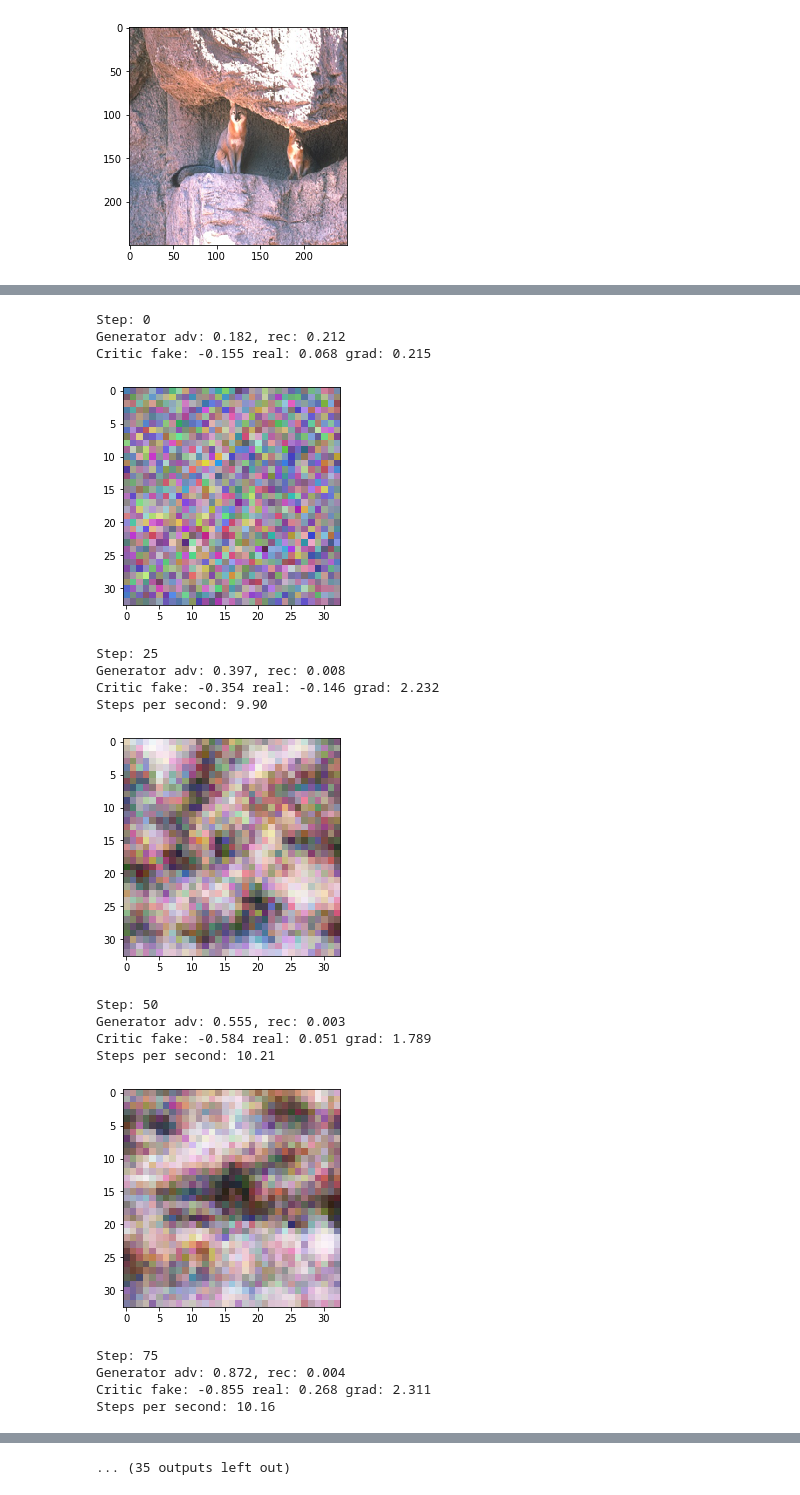
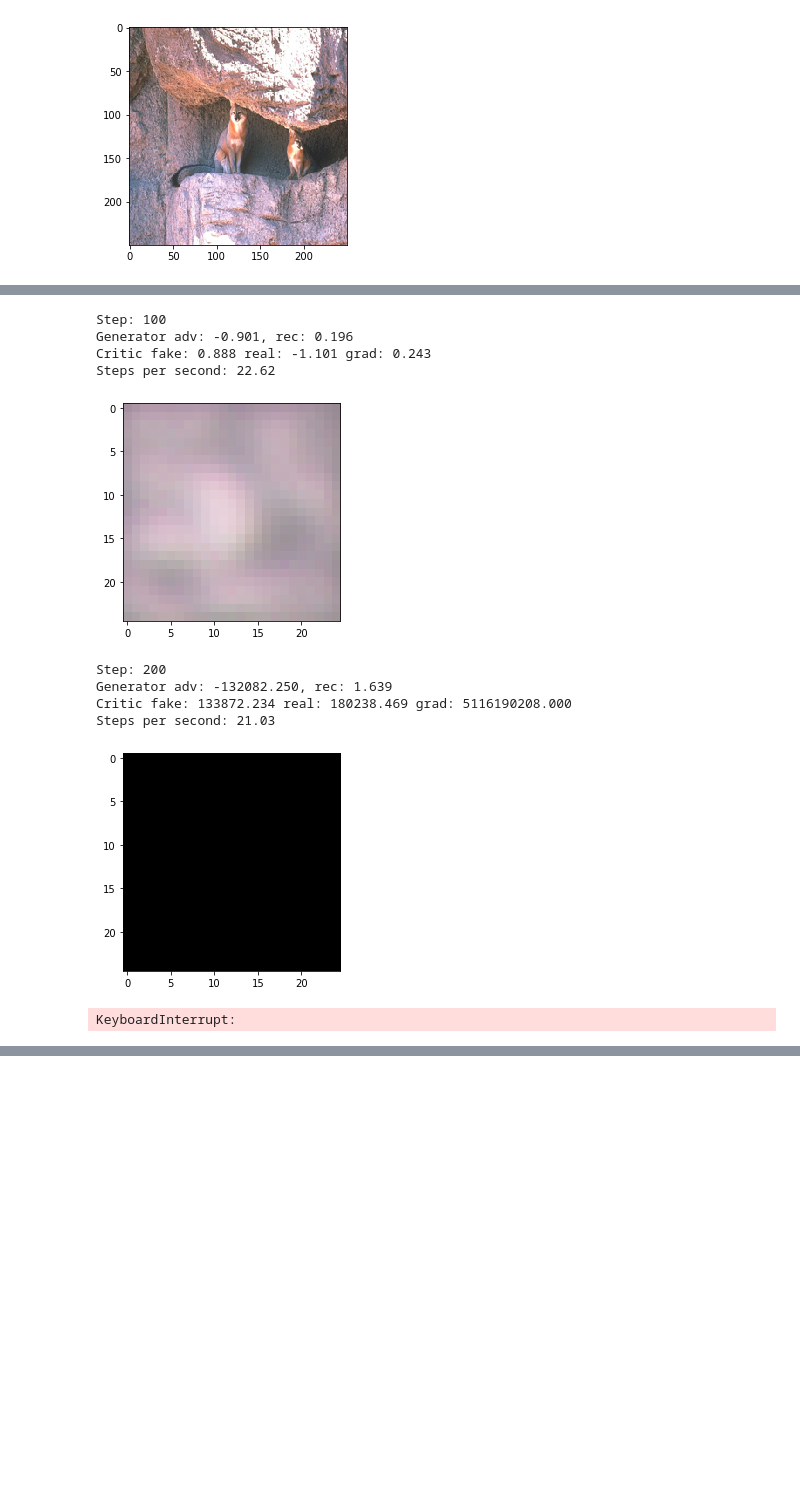
Before and after one commit to denizmsayin/singan, a Jupyter notebook: run.ipynb, the cells around one changed output, grey strips where cells are left out. Saved outputs shown, nothing was run; the diff lists cells and outputs as text; code cells hidden in the pictures; blank space fills up the shorter version.

```diff
--- a/run.ipynb
+++ b/run.ipynb
@@ -50,10 +50,10 @@ INCREASE_KERNEL_COUNT_EVERY = 4 # SCALES
 NOISE_BASE_STD = 0.1
 FIRST_SCALE_NOISE_STD = 1.0
 START_SIZE = (250, 250)
-SCALING_MODE = 'bicubic'
+SCALING_MODE = 'nearest'
 
 
-PRINT_EVERY = 25
+PRINT_EVERY = 100
 DEVICE = 'cuda'
 SEED = 796
 
@@ -113,9 +113,10 @@ for scale_index in range(NUM_SCALES):
   # if a previous generator exists, use RMSE to determine
   # the standard deviation of the input noise
   if scale_index > 0:
-    reconstruction = generator(coarsest_zero_input, coarsest_exact_size, z_rec)
-    scaled_reconstruction = exact_interpolate(reconstruction, exact_scale_sizes[scale_index-1], SCALING_FACTOR, SCALING_MODE)
-    rmse = F.mse_loss(scaled_reconstruction, scale_orig_img).item()
+    with torch.no_grad():
+      reconstruction = generator(coarsest_zero_input, coarsest_exact_size, z_rec)
+      scaled_reconstruction, _ = exact_interpolate(reconstruction, exact_scale_sizes[scale_index-1], SCALING_FACTOR, SCALING_MODE)
+      rmse = torch.sqrt(F.mse_loss(scaled_reconstruction, scale_orig_img))
 
   # create the noise sampler based on the RMSE
   # BUG: same noise_sampler is used for every scale, oof!
@@ -167,43 +168,18 @@ for scale_index in range(NUM_SCALES):
 
   # perform training
 
-  print('Start')
-  fake_img = generator(coarsest_zero_input, coarsest_exact_size)
-  plt.imshow(normed_tensor_to_np_image(fake_img))
-  plt.show()
-
   for step in range(NUM_ITERS):
 
     for _ in range(DIS_STEP_PER_ITER):
       crit_optimizer.zero_grad()
 
-
-      # adversarial loss
-      # take a sample from the line between the real and generated images
-      # for use in the gradient penalty (Impr. Training of WGANs)
-
-      # another thing that is not very clear is the WGAN-GP loss in this context.
-      # In the case of a scalar discr. output, what should be done is simply
-      # norm the gradient (image-shaped) across the channel axis, and take
-      # the mean across all pixels.
-      # In this case, the output of the critic (discr) is an image (PatchGAN).
-      # If we take its mean to obtain a scalar and then apply the same approach
-      # as the scalar output discr., it seems to supress the penalty twice
-      # (as if the mean was applied twice). Instead, taking the sum of the
-      # output allows us to apply the mean only once, which we believe is the
-      # proper normalization.
-
-      epsilon = np.random.uniform(0, 1)
       fake_img = generator(coarsest_zero_input, coarsest_exact_size)
-      grad_sample = epsilon * scale_orig_img + (1 - epsilon) * fake_img
-      f_grad_sample = critic(grad_sample).sum()
-      grad, = torch.autograd.grad(f_grad_sample, grad_sample, create_graph=True, retain_graph=True)
-      grad_loss = ((torch.norm(grad, 2, dim=1) - 1)**2).mean() # mean over batch
 
       # calculate the f losses and sum up
+      grad_loss = gradient_penalty(critic, fake_img, scale_orig_img)
       fake_loss = critic(fake_img).mean()
       real_loss = -critic(scale_orig_img).mean()
-      crit_loss =  fake_loss + real_loss + GP_WEIGHT * grad_loss # TODO: are signs of fake and real loss correct?
+      crit_loss = fake_loss + real_loss # + GP_WEIGHT * grad_loss # TODO: are signs of fake and real loss correct?
 
       # optimize
       crit_loss.backward()
@@ -244,7 +220,9 @@ for scale_index in range(NUM_SCALES):
       last_print = time()
 
   print('Reconstruction:')
-  plt.imshow(normed_tensor_to_np_image(generator(generator_zero_input, z_rec)))
+  with torch.no_grad():
+    final_rec = generator(coarsest_zero_input, coarsest_exact_size, z_rec)
+  plt.imshow(normed_tensor_to_np_image(final_rec))
   plt.show()
 # %% [output]
 ****************************
@@ -258,18 +238,11 @@ Start
-Step: 0
-Generator adv: 0.182, rec: 0.212
-Critic fake: -0.155 real: 0.068 grad: 0.215
+Step: 100
+Generator adv: -0.901, rec: 0.196
+Critic fake: 0.888 real: -1.101 grad: 0.243
+Steps per second: 22.62
-[figure, old version]
+[figure, new version]
-Step: 25
-Generator adv: 0.397, rec: 0.008
-Critic fake: -0.354 real: -0.146 grad: 2.232
-Steps per second: 9.90
+Step: 200
+Generator adv: -132082.250, rec: 1.639
+Critic fake: 133872.234 real: 180238.469 grad: 5116190208.000
+Steps per second: 21.03
-[figure, old version]
+[figure, new version]
-Step: 50
-Generator adv: 0.555, rec: 0.003
-Critic fake: -0.584 real: 0.051 grad: 1.789
-Steps per second: 10.21
+KeyboardInterrupt:
-[figure, removed]
-Step: 75
-Generator adv: 0.872, rec: 0.004
-Critic fake: -0.855 real: 0.268 grad: 2.311
-Steps per second: 10.16
@@ -282 +248,0 @@ Steps per second: 10.95
-... (35 outputs left out)
```
Also changed, not shown: parts of 3 cells of this notebook, 3 other files.
